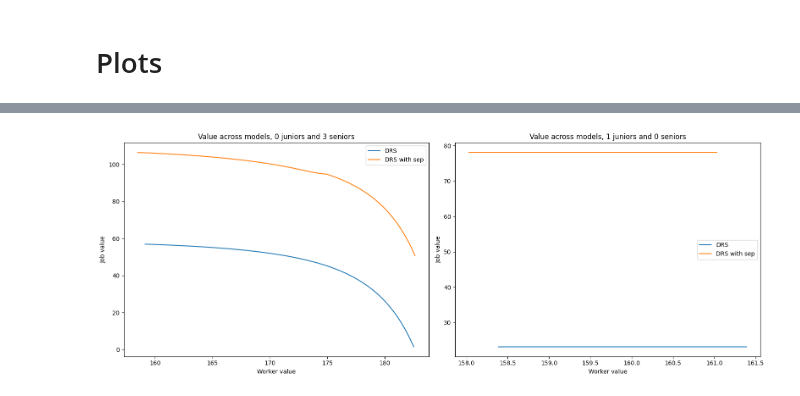
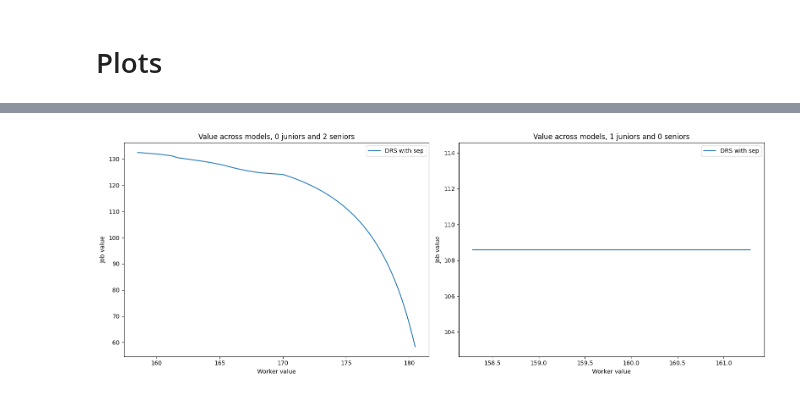
Before and after one commit to zalandru/Dynamic-Contracting-Multi-worker-Firm, a Jupyter notebook: Multiworker_wage_2steps/Initiating MWF.ipynb, the cells around one changed output, grey strips where cells are left out. Saved outputs shown, nothing was run; the diff lists cells and outputs as text; code cells hidden in the pictures.

```diff
--- a/Multiworker_wage_2steps/Initiating MWF.ipynb
+++ b/Multiworker_wage_2steps/Initiating MWF.ipynb
@@ -118,2 +142,0 @@ array([0., 0., 0., 0., 0., 0., 0., 0., 0., 0., 0., 0., 0., 0., 0., 0., 0.,
-# %%
-(mwc_s_dir_J,mwc_s_dir_W,mwc_s_dir_Wstar,mwc_s_dir_sep)=mwc.J_sep_dir(mwc_J,mwc_W)
@@ -151,4 +160,4 @@ plts.CRSvsDRSpolicy(cc_W,cc_Wstar,mwc_W,mwc_Wstar,mwc_s_W,mwc_s_Wstar,mwc_s_dir_
 # %%
-plts.ValueComparison(0,3,1,0,cc_W,cc_J,mwc_W,mwc_J,mwch_W,mwch_J,mwc_s_dir_W,mwc_s_dir_J,0)
+plts.ValueComparison(0,2,1,0,cc_W,cc_J,mwc_W,mwc_J,mwch_W,mwch_J,mwc_s_dir_W,mwc_s_dir_J,0)
 # %% [output]
-[figure, old version]
+[figure, new version]
```
Also changed, not shown: parts of 27 cells of this notebook, 7 other files.
